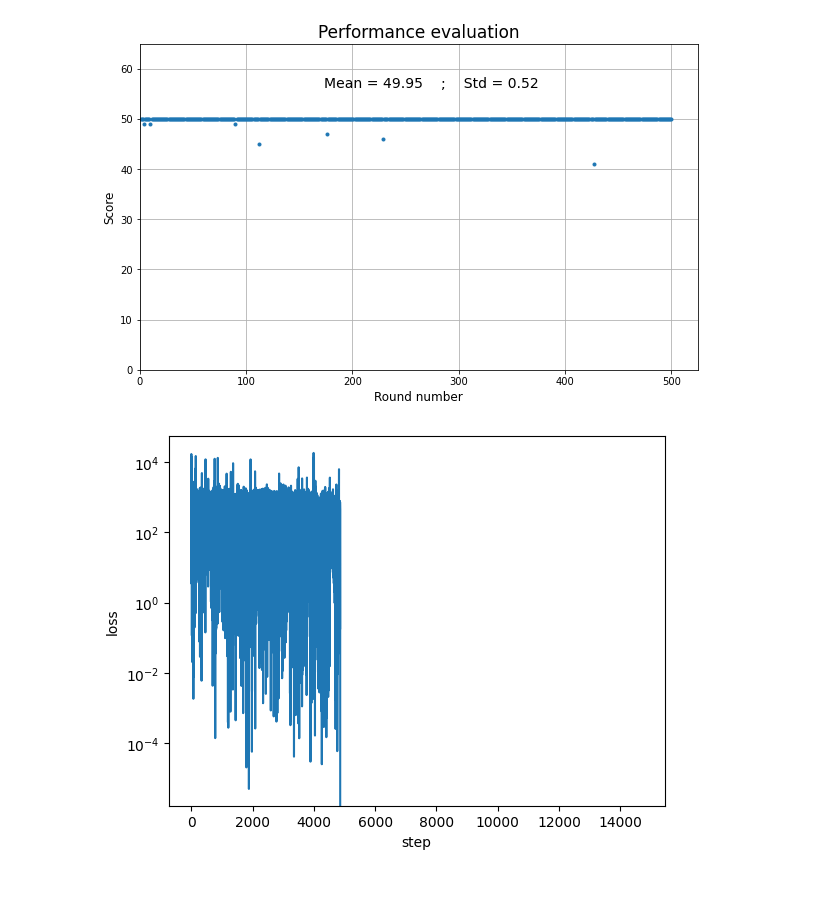
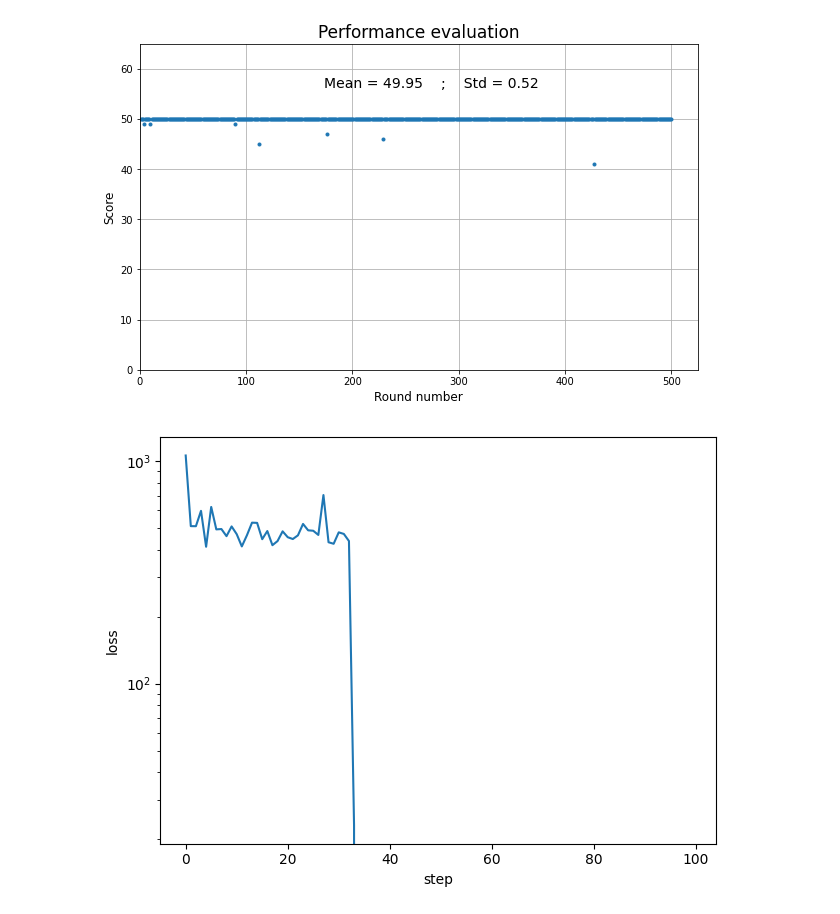
Before and after one commit to MrWhatZitToYaa/MLE, a Jupyter notebook: agent_code/neural_agent_pred_exp_state/plots.ipynb, the cells around one changed output. Drawn from its saved outputs; the diff is of its cells as text; code cells hidden in the pictures; blank space fills up the shorter version.

```diff
--- a/agent_code/neural_agent_pred_exp_state/plots.ipynb
+++ b/agent_code/neural_agent_pred_exp_state/plots.ipynb
@@ -166,6 +167,6 @@ def plot_loss(loss_list):
     plt.show()
 # %%
 loss = np.loadtxt("loss_log.txt")
-plot_loss(loss)
+plot_loss_alt(loss)
 # %% [output]
-[figure, old version]
+[figure, new version]
```
Also changed, not shown: parts of 1 cell of this notebook.
